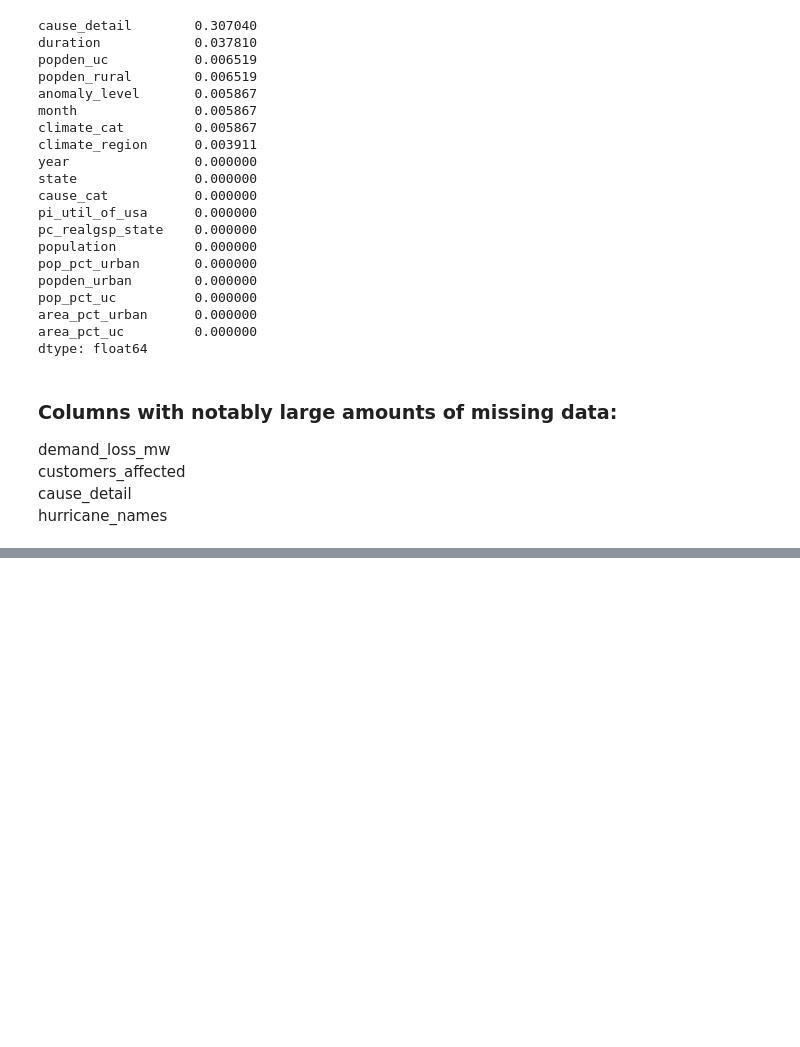
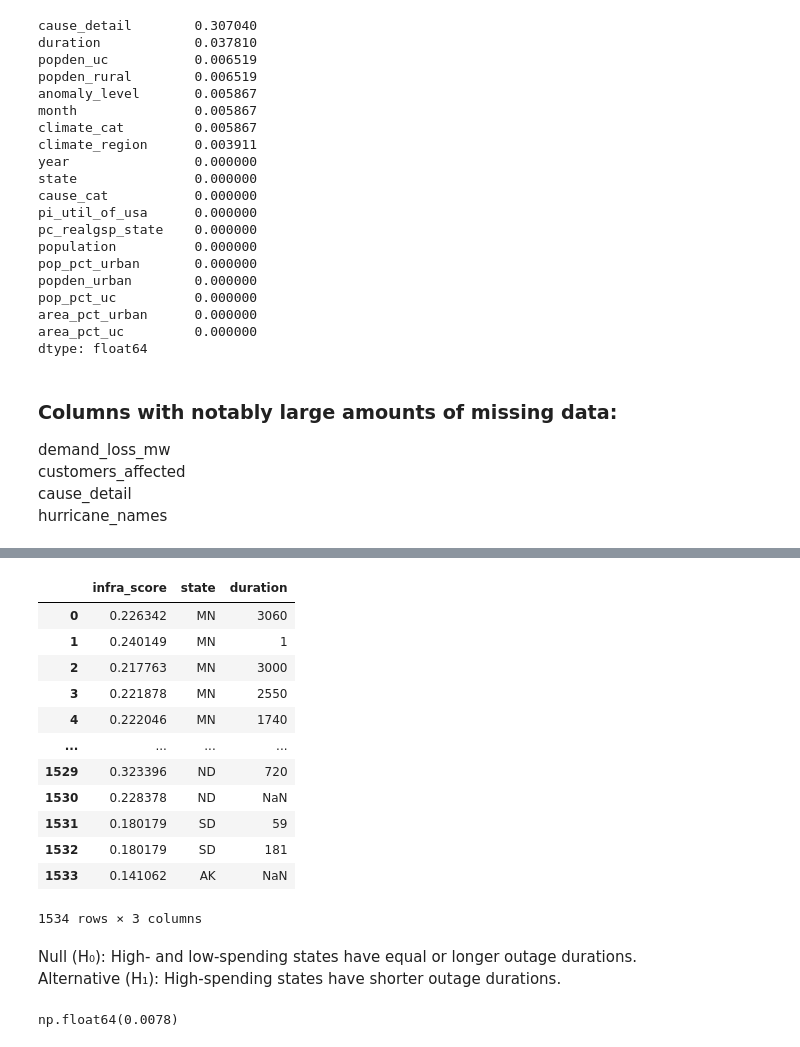
Before and after one commit to rcwoshimao/infrastructure-resilience-analysis, a Jupyter notebook: step4_hypothesis_testing.ipynb, the cells around one changed output, grey strips where cells are left out. Saved outputs shown, nothing was run; the diff lists cells and outputs as text; code cells hidden in the pictures; blank space fills up the shorter version.

```diff
--- a/step4_hypothesis_testing.ipynb
+++ b/step4_hypothesis_testing.ipynb
@@ -348,0 +584,31 @@ hurricane_names
+# %%
+from sklearn.preprocessing import MinMaxScaler
+scaler = MinMaxScaler()
+rw_ht = raw_w_util.copy()
+
+rw_ht['rev_per_cust'] = rw_ht['total_revenue'] / rw_ht['customer_count']
+rw_ht['mwh_per_cust'] = rw_ht['megawatthours'] / rw_ht['customer_count']
+
+rw_ht[['rev_cust_norm', 'mwh_cust_norm']] = scaler.fit_transform(
+    rw_ht[['rev_per_cust', 'mwh_per_cust']]
+)
+
+rw_ht['infra_score'] = (rw_ht['rev_cust_norm'] + rw_ht['mwh_cust_norm']) / 2
+rw_ht[['infra_score', 'state', 'duration']]
+# %% [output]
+|  | infra_score | state | duration |
+| 0 | 0.226342 | MN | 3060 |
+| 1 | 0.240149 | MN | 1 |
+| 2 | 0.217763 | MN | 3000 |
+| 3 | 0.221878 | MN | 2550 |
+| 4 | 0.222046 | MN | 1740 |
+| ... | ... | ... | ... |
+| 1529 | 0.323396 | ND | 720 |
+| 1530 | 0.228378 | ND | NaN |
+| 1531 | 0.180179 | SD | 59 |
+| 1532 | 0.180179 | SD | 181 |
+| 1533 | 0.141062 | AK | NaN |
+1534 rows × 3 columns
+# %% [markdown]
+Null (H₀): High- and low-spending states have equal or longer outage durations.
+Alternative (H₁): High-spending states have shorter outage durations.
@@ -348,0 +639,4 @@ hurricane_names
+# %%
+p_value
+# %% [output]
+np.float64(0.0078)
```
Also changed, not shown: parts of 24 cells of this notebook, 1 other file.
